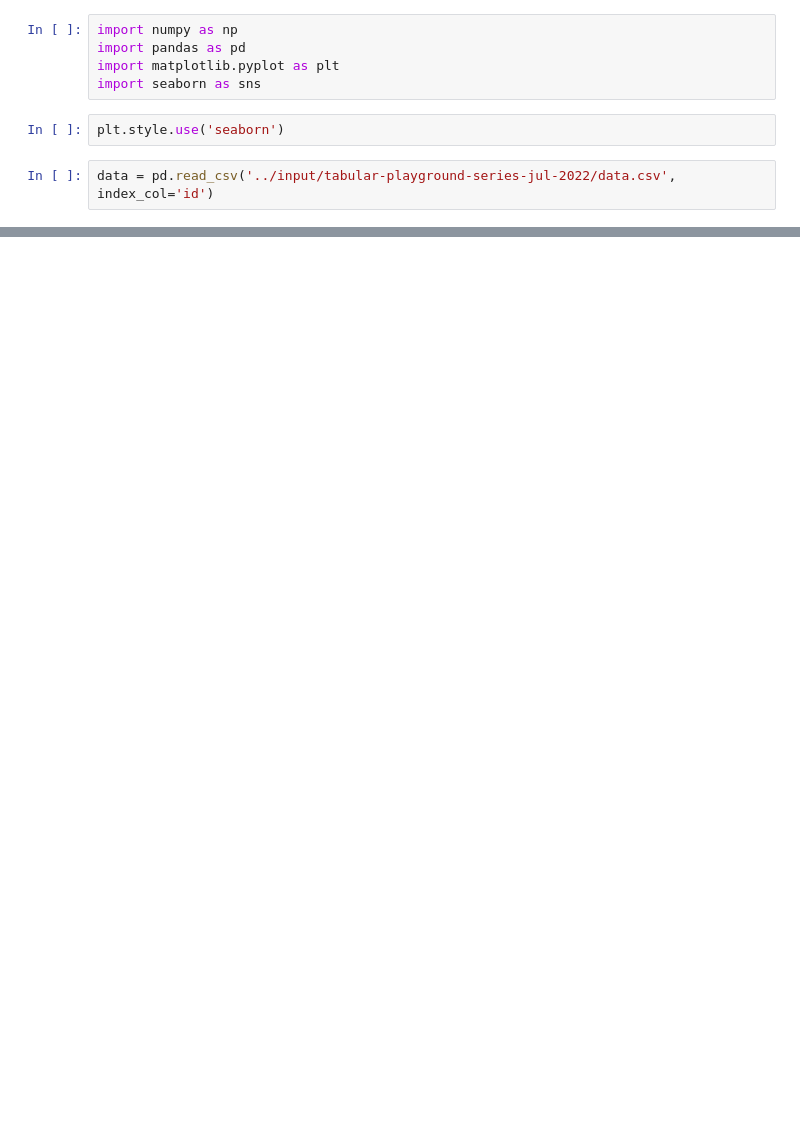
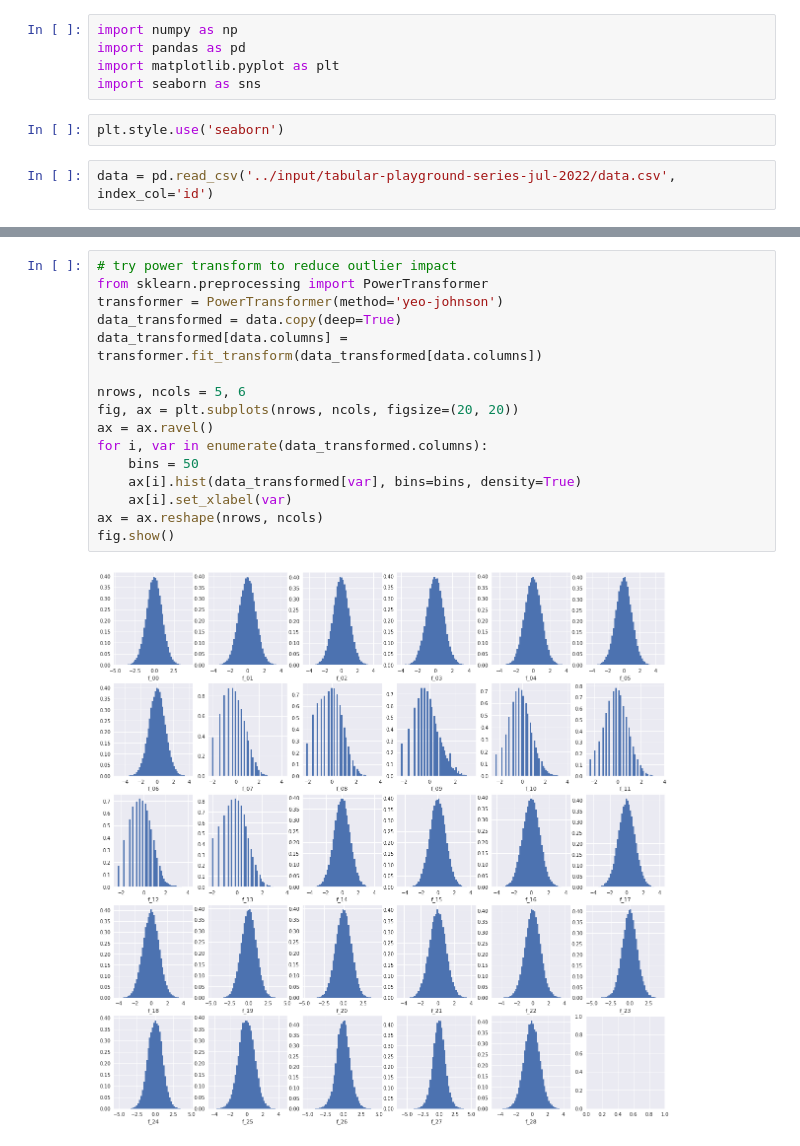
Before and after one commit to sdysch/kaggle, a Jupyter notebook: tps-july-2022.ipynb, the cells around one changed output, grey strips where cells are left out. Saved outputs shown, nothing was run; the diff lists cells and outputs as text; blank space fills up the shorter version.

```diff
--- a/tps-july-2022.ipynb
+++ b/tps-july-2022.ipynb
@@ -9,0 +82,18 @@ data = pd.read_csv('../input/tabular-playground-series-jul-2022/data.csv', index
+# %%
+# try power transform to reduce outlier impact
+from sklearn.preprocessing import PowerTransformer
+transformer = PowerTransformer(method='yeo-johnson')
+data_transformed = data.copy(deep=True)
+data_transformed[data.columns] = transformer.fit_transform(data_transformed[data.columns])
+
+nrows, ncols = 5, 6
+fig, ax = plt.subplots(nrows, ncols, figsize=(20, 20))
+ax = ax.ravel()
+for i, var in enumerate(data_transformed.columns):
+    bins = 50
+    ax[i].hist(data_transformed[var], bins=bins, density=True)
+    ax[i].set_xlabel(var)
+ax = ax.reshape(nrows, ncols)
+fig.show()
+# %% [output]
+[figure, added]
```
Also changed, not shown: parts of 24 cells of this notebook.
